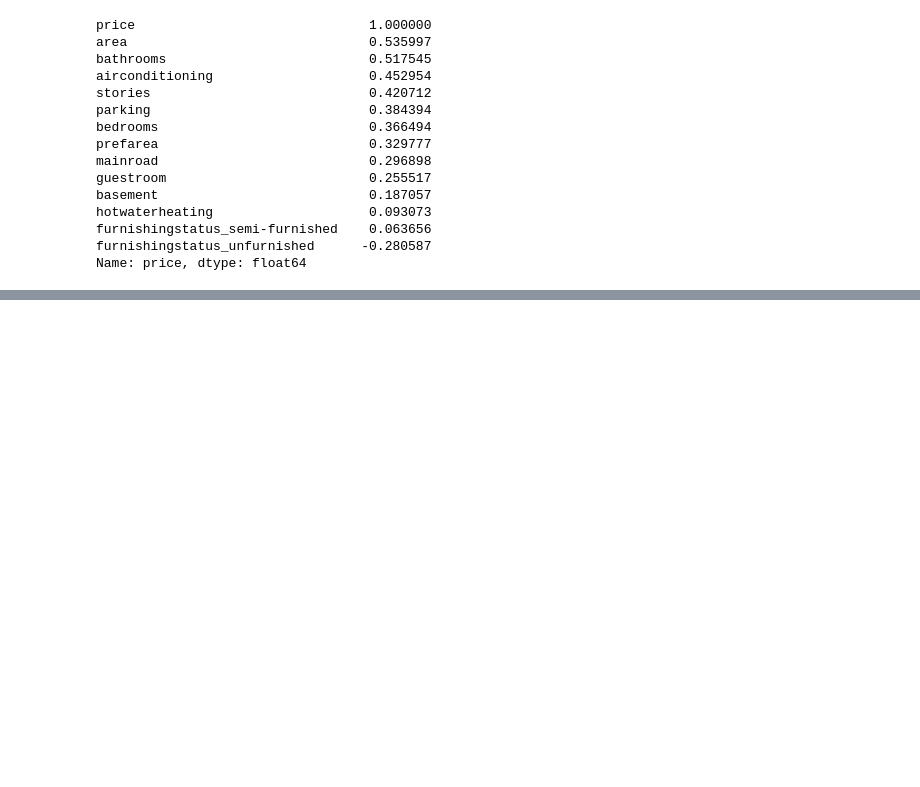
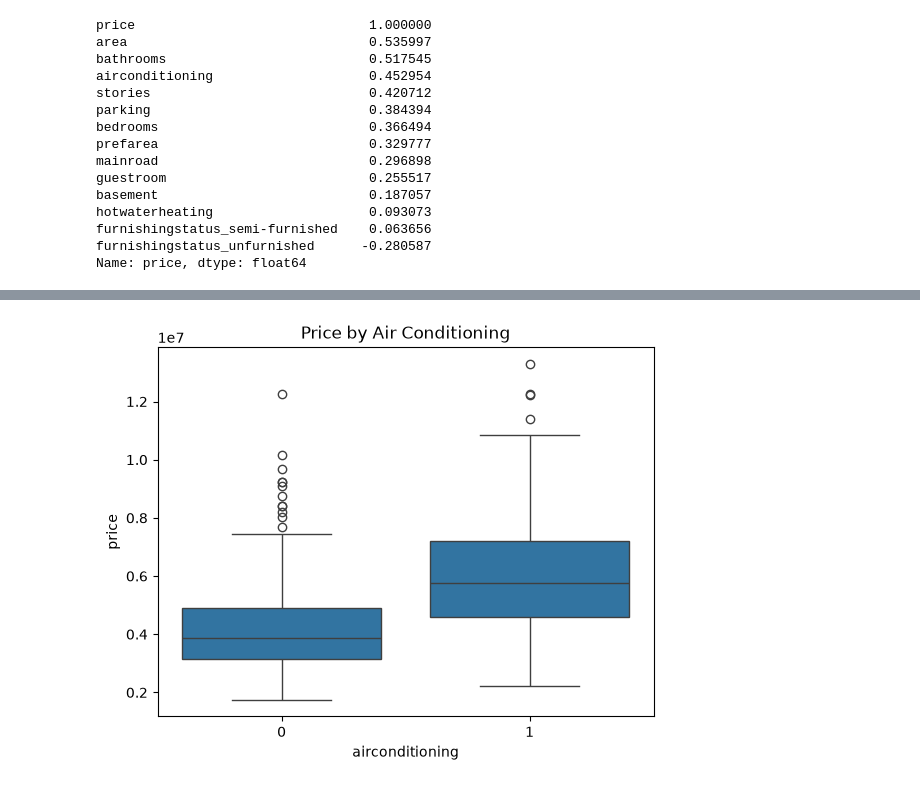
Before and after one commit to slakkireddy0205/house-price-cicd-project5, a Jupyter notebook: notebooks/house-price.ipynb, the cells around one changed output, grey strips where cells are left out. Cells and saved outputs as stored; diff of their text form; code cells hidden in the pictures; blank space fills up the shorter version.

```diff
--- a/notebooks/house-price.ipynb
+++ b/notebooks/house-price.ipynb
@@ -156,0 +170,6 @@ Name: price, dtype: float64
+# %%
+sns.boxplot(x = df['airconditioning'],y=df['price'])
+plt.title("Price by Air Conditioning")
+plt.show()
+# %% [output]
+[figure, added]
```
Also changed, not shown: parts of 2 cells of this notebook.
